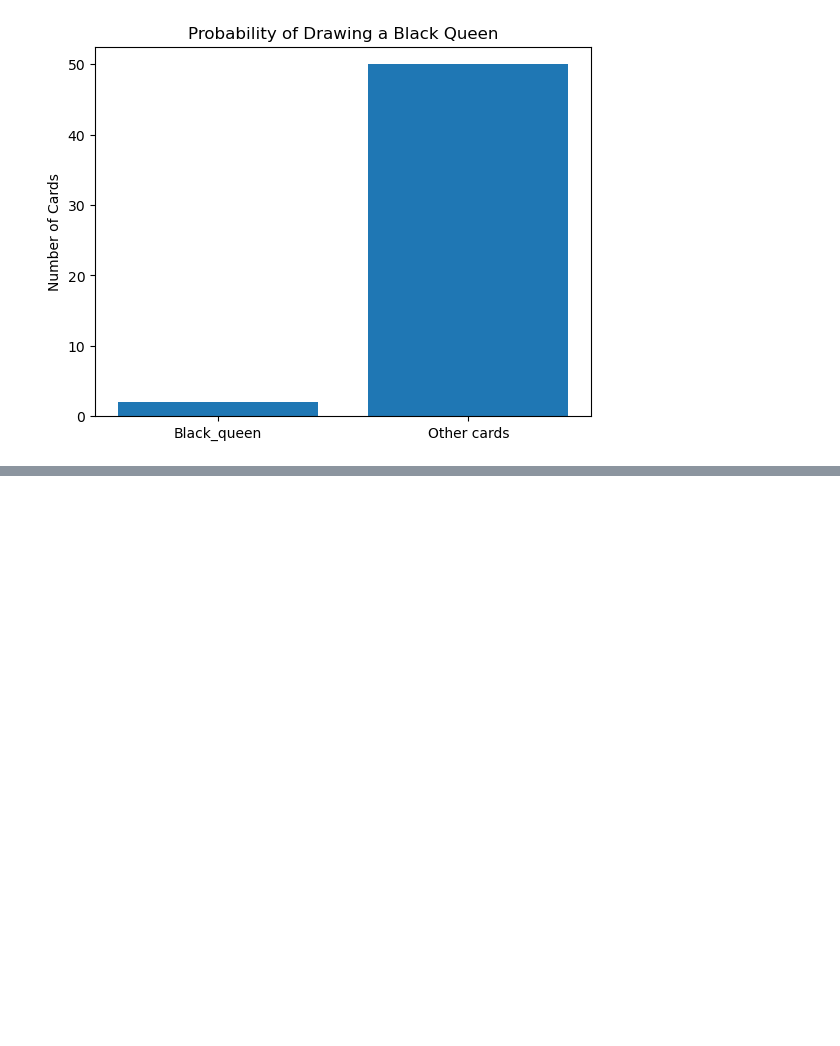
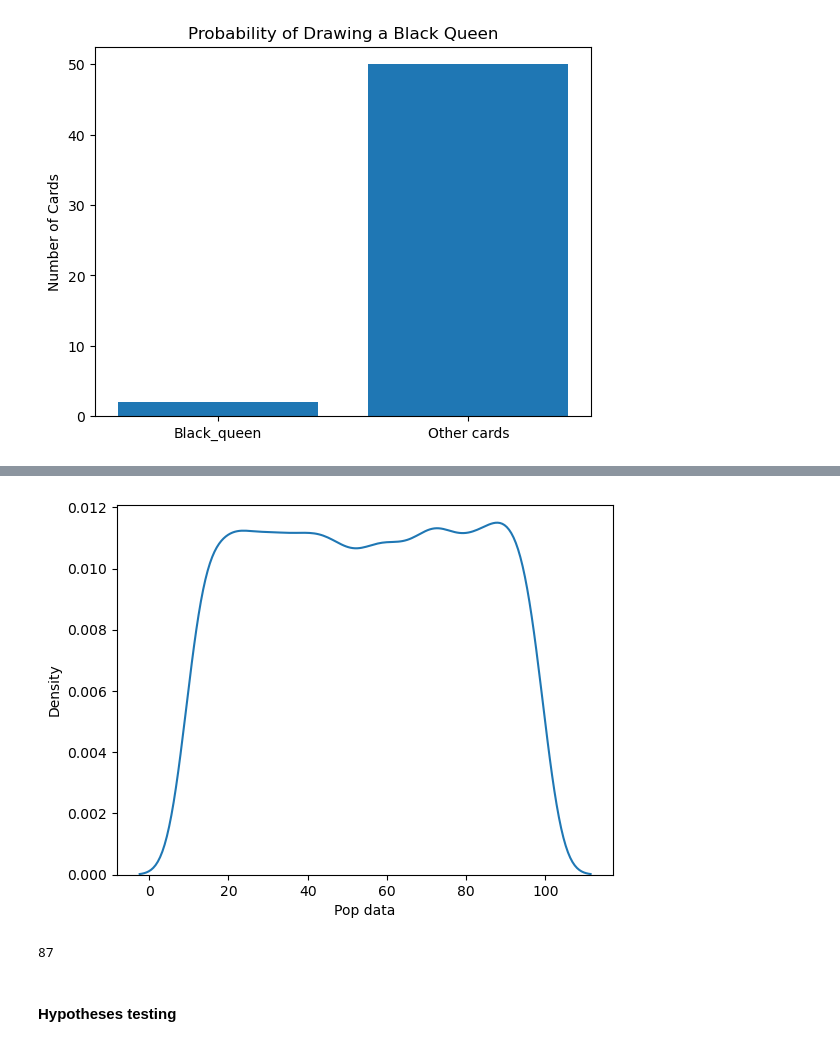
Before and after one commit to Ishan-Official/Hospital-Beds-Management-DataScience, a Jupyter notebook: dataScience_C1.ipynb, the cells around one changed output, grey strips where cells are left out. Cells and saved outputs as stored; diff of their text form; code cells hidden in the pictures; blank space fills up the shorter version.

```diff
--- a/dataScience_C1.ipynb
+++ b/dataScience_C1.ipynb
@@ -1527,0 +1836,15 @@ plt.show()
+# %%
+pop_data = [np.random.randint(10,100) for i in range(10000)]
+# %%
+pop_table = pd.DataFrame({"Pop data":pop_data})
+# %%
+sns.kdeplot(x="Pop data",data=pop_table)
+plt.show()
+# %% [output]
+[figure, added]
+# %%
+print(np.random.choice(pop_data))
+# %% [output]
+87
+# %% [markdown]
+#### Hypotheses testing
```
Also changed, not shown: parts of 15 cells of this notebook.
